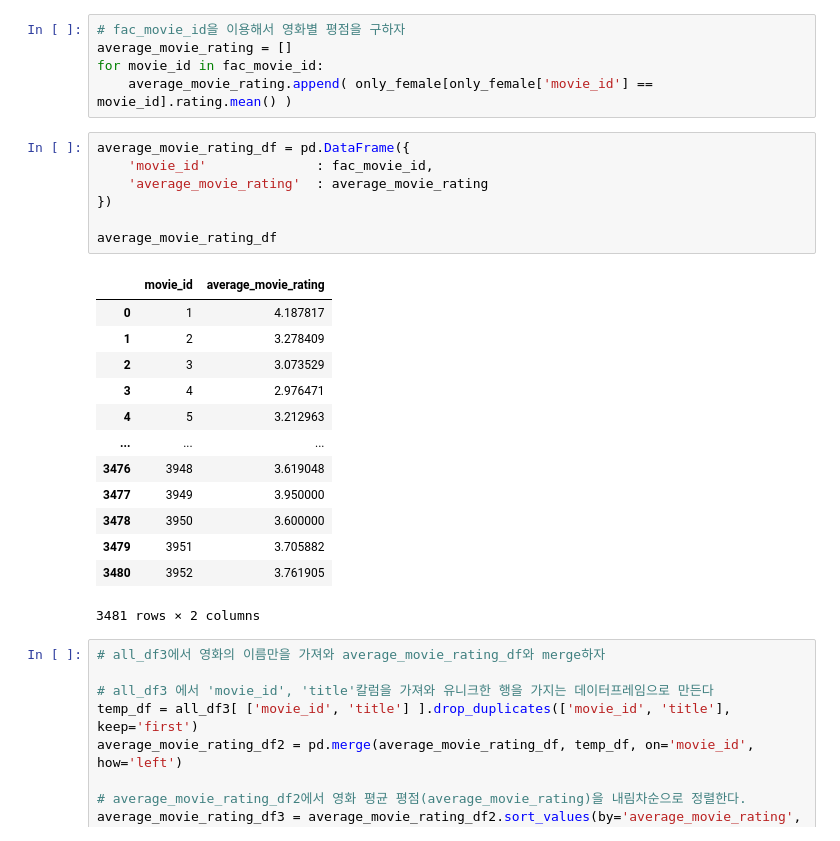
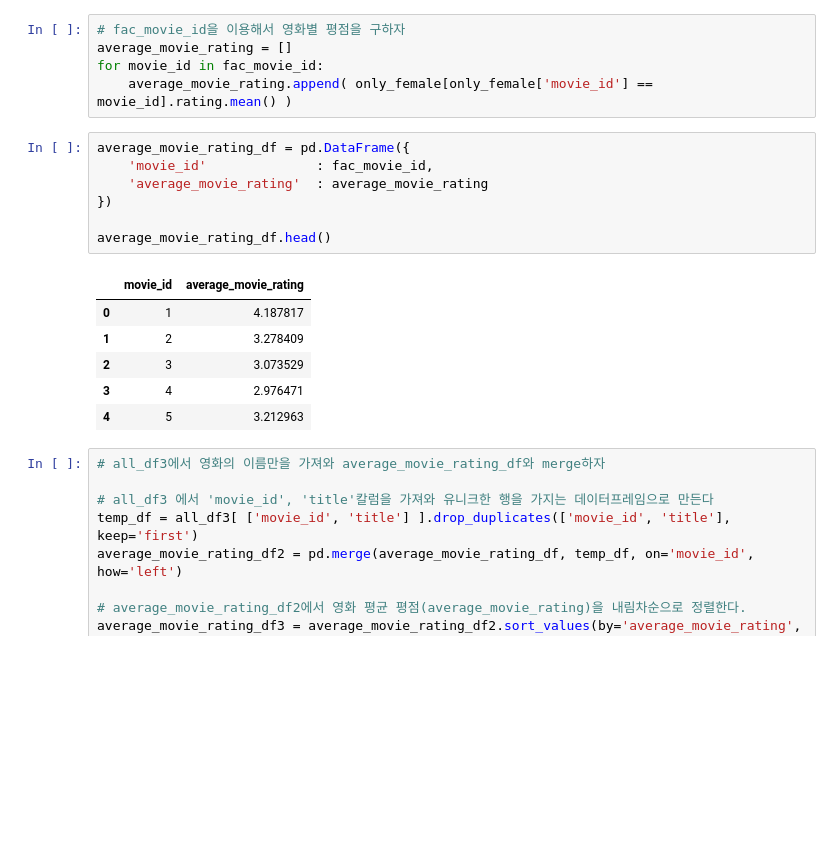
Before and after one commit to un300/Oracle, a Jupyter notebook: 03_Python/04_Numpy_Pandas/10_Numpy & Pandas 실습_(3).ipynb, the cells around one changed output. Saved outputs shown, nothing was run; the diff lists cells and outputs as text; blank space fills up the shorter version.

```diff
--- a/03_Python/04_Numpy_Pandas/10_Numpy & Pandas 실습_(3).ipynb
+++ b/03_Python/04_Numpy_Pandas/10_Numpy & Pandas 실습_(3).ipynb
@@ -265,24 +261,17 @@ for movie_id in fac_movie_id:
 # %%
 average_movie_rating_df = pd.DataFrame({
     'movie_id'              : fac_movie_id,
     'average_movie_rating'  : average_movie_rating
 })
 
-average_movie_rating_df
+average_movie_rating_df.head()
 # %% [output]
 |  | movie_id | average_movie_rating |
 | 0 | 1 | 4.187817 |
 | 1 | 2 | 3.278409 |
 | 2 | 3 | 3.073529 |
 | 3 | 4 | 2.976471 |
 | 4 | 5 | 3.212963 |
-| ... | ... | ... |
-| 3476 | 3948 | 3.619048 |
-| 3477 | 3949 | 3.950000 |
-| 3478 | 3950 | 3.600000 |
-| 3479 | 3951 | 3.705882 |
-| 3480 | 3952 | 3.761905 |
-3481 rows × 2 columns
 # %%
 # all_df3에서 영화의 이름만을 가져와 average_movie_rating_df와 merge하자
 
```
Also changed, not shown: parts of 6 cells of this notebook.
